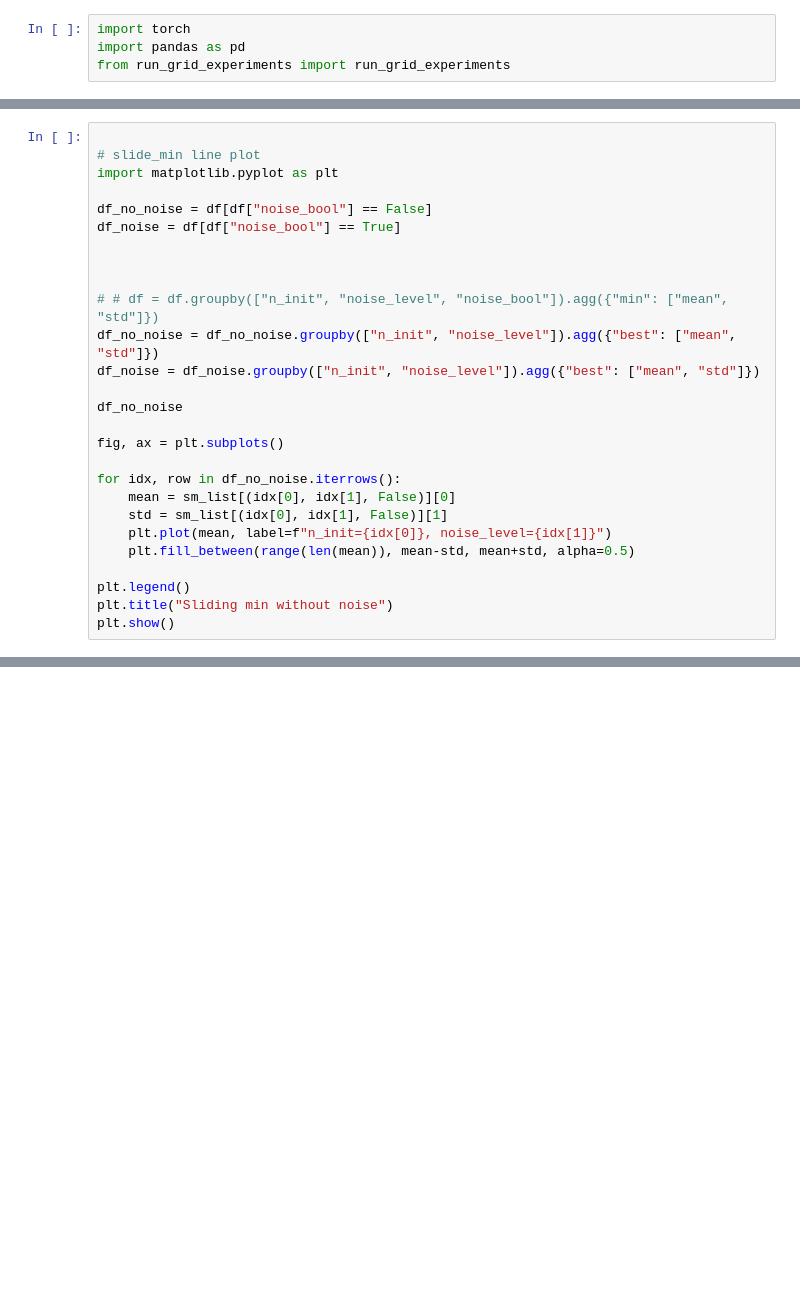
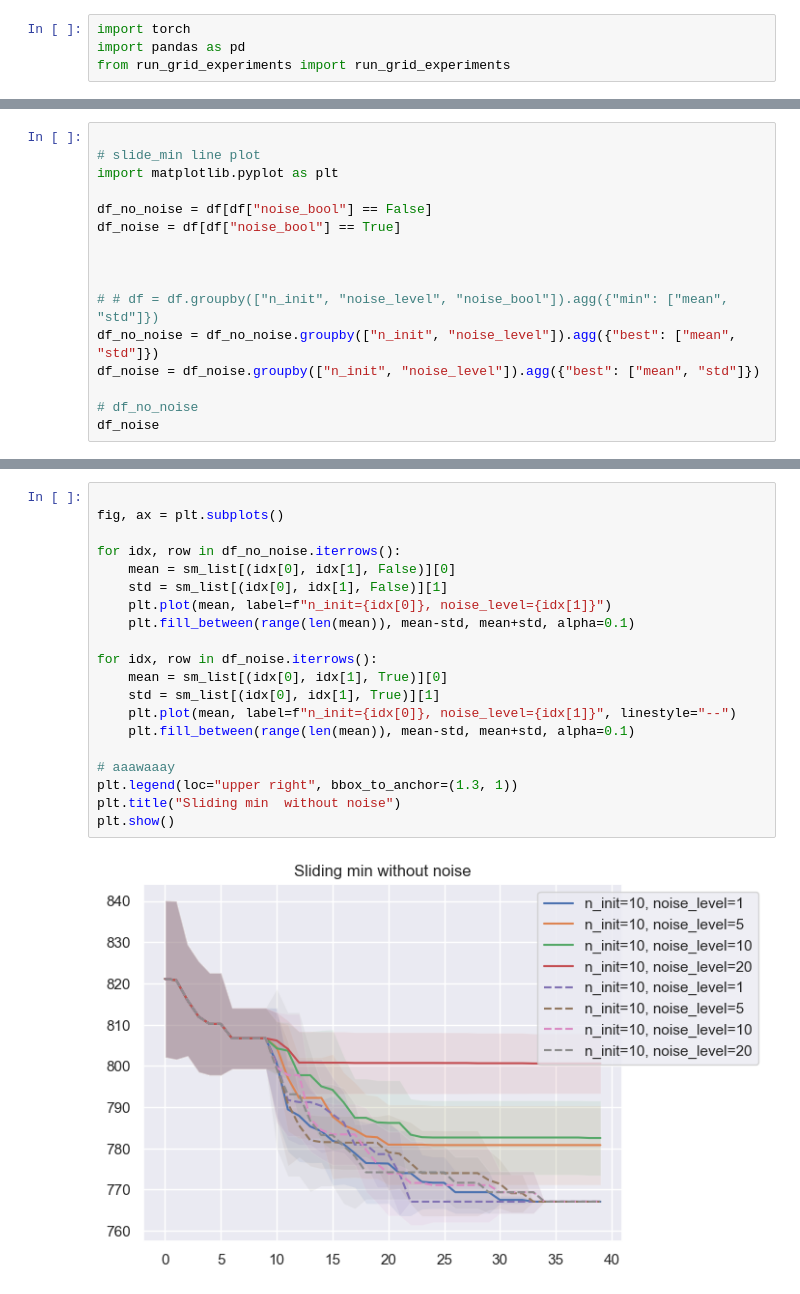
Before and after one commit to AC-BO-Hackathon/project-noisy-nerds, a Jupyter notebook: line_plot.ipynb, the cells around one changed output, grey strips where cells are left out. Saved outputs shown, nothing was run; the diff lists cells and outputs as text; blank space fills up the shorter version.

```diff
--- a/line_plot.ipynb
+++ b/line_plot.ipynb
@@ -72,17 +84,6 @@ df_noise = df[df["noise_bool"] == True]
 df_no_noise = df_no_noise.groupby(["n_init", "noise_level"]).agg({"best": ["mean", "std"]})
 df_noise = df_noise.groupby(["n_init", "noise_level"]).agg({"best": ["mean", "std"]})
 
-df_no_noise
-
-fig, ax = plt.subplots()
-
-for idx, row in df_no_noise.iterrows():
-    mean = sm_list[(idx[0], idx[1], False)][0]
-    std = sm_list[(idx[0], idx[1], False)][1]
-    plt.plot(mean, label=f"n_init={idx[0]}, noise_level={idx[1]}")
-    plt.fill_between(range(len(mean)), mean-std, mean+std, alpha=0.5)
-
-plt.legend()
-plt.title("Sliding min without noise")
-plt.show()
+# df_no_noise
+df_noise
 # %% [output]
@@ -89,0 +97,22 @@ plt.show()
+# %%
+
+fig, ax = plt.subplots()
+
+for idx, row in df_no_noise.iterrows():
+    mean = sm_list[(idx[0], idx[1], False)][0]
+    std = sm_list[(idx[0], idx[1], False)][1]
+    plt.plot(mean, label=f"n_init={idx[0]}, noise_level={idx[1]}")
+    plt.fill_between(range(len(mean)), mean-std, mean+std, alpha=0.1)
+
+for idx, row in df_noise.iterrows():
+    mean = sm_list[(idx[0], idx[1], True)][0]
+    std = sm_list[(idx[0], idx[1], True)][1]
+    plt.plot(mean, label=f"n_init={idx[0]}, noise_level={idx[1]}", linestyle="--")
+    plt.fill_between(range(len(mean)), mean-std, mean+std, alpha=0.1)
+
+# aaawaaay
+plt.legend(loc="upper right", bbox_to_anchor=(1.3, 1))
+plt.title("Sliding min  without noise")
+plt.show()
+# %% [output]
+[figure, added]
```
Also changed, not shown: parts of 3 cells of this notebook, 1 other file.
